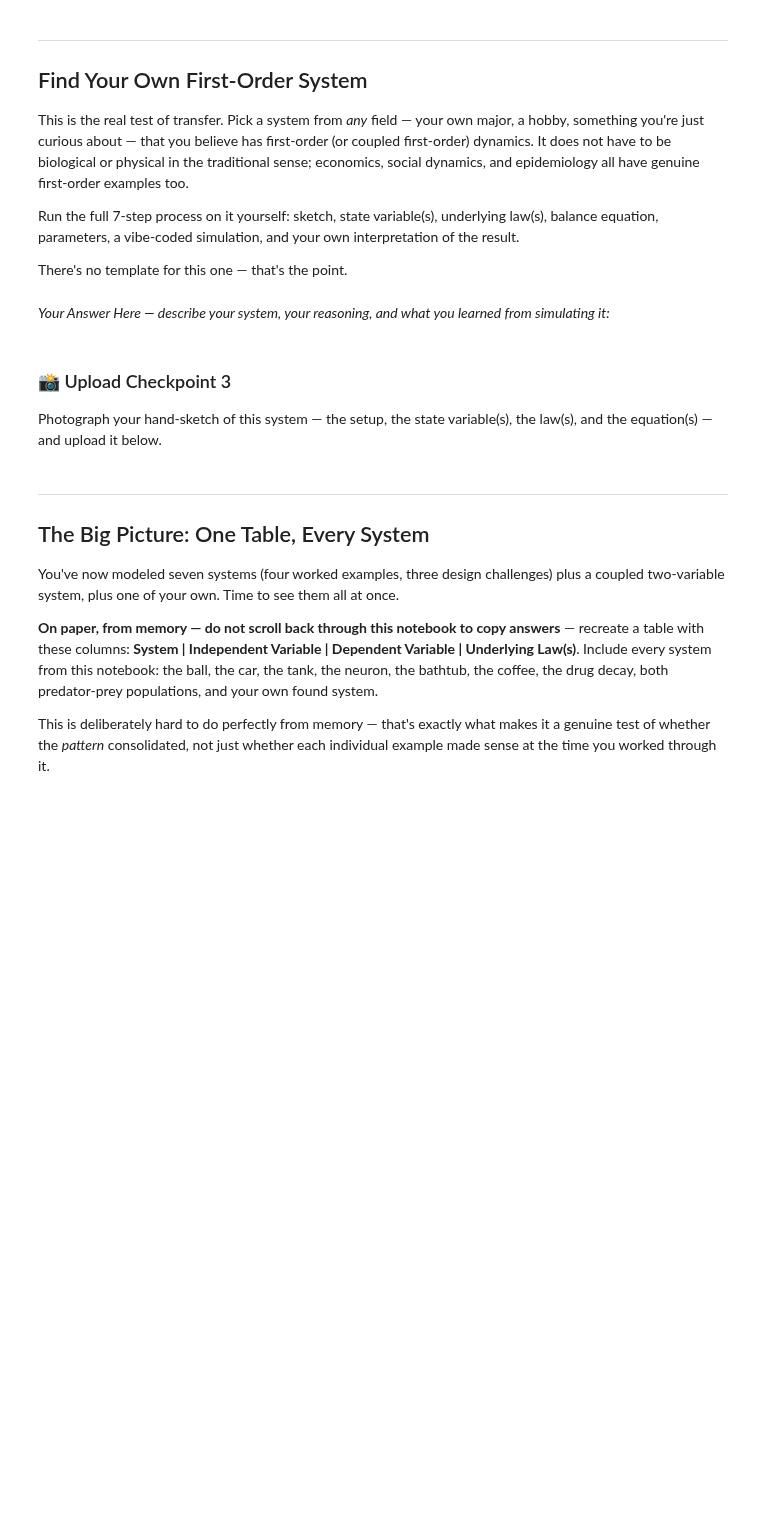
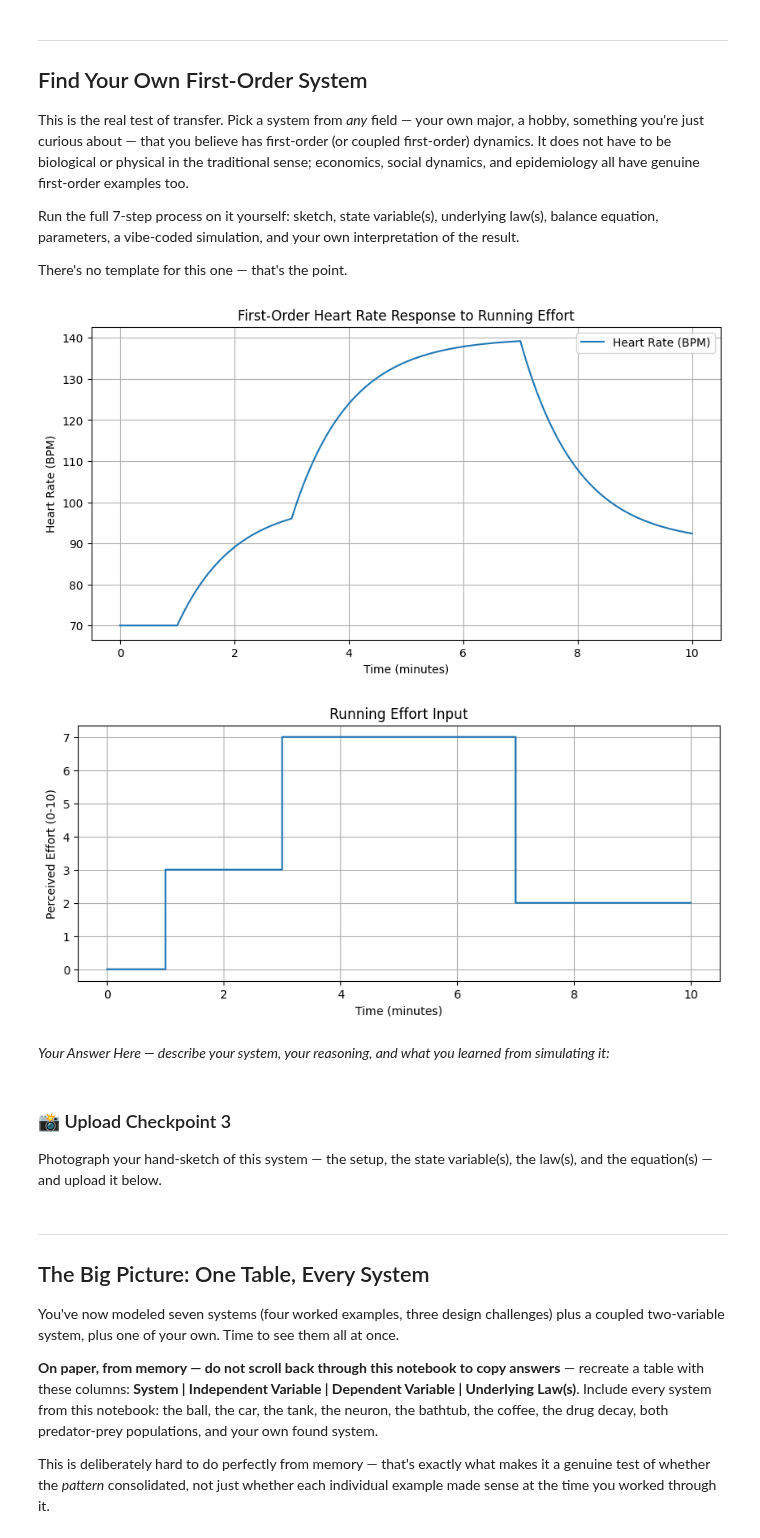
Before and after one commit to HnterWeitkamp/CS-4590, a Jupyter notebook: 3_1_FirstOrderSystems.ipynb, the cells around one changed output. Drawn from its saved outputs; the diff is of its cells as text; code cells hidden in the pictures; blank space fills up the shorter version.

```diff
--- a/3_1_FirstOrderSystems.ipynb
+++ b/3_1_FirstOrderSystems.ipynb
@@ -580,6 +597,83 @@ Run the full 7-step process on it yourself: sketch, state variable(s), underlyin
 There's no template for this one — that's the point.
 # %%
 # Your vibe-coded simulation of your own chosen system here:
+
+import numpy as np
+import matplotlib.pyplot as plt
+
+# --------------------------------
+# Parameters (illustrative only)
+# --------------------------------
+HR_rest = 70       # Resting heart rate (BPM)
+K = 10             # BPM increase per effort unit
+tau = 60           # Heart rate response time constant (seconds)
+
+# Time settings
+dt = 1.0
+t_end = 600        # 10 minutes
+t = np.arange(0, t_end + dt, dt)
+
+# --------------------------------
+# Perceived effort input (0-10)
+# --------------------------------
+E = np.zeros(len(t))
+
+# 0-1 min: easy effort (3/10)
+E[(t >= 60) & (t < 180)] = 3
+
+# 3-7 min: harder effort (7/10)
+E[(t >= 180) & (t < 420)] = 7
+
+# 7-10 min: recovery jog (2/10)
+E[t >= 420] = 2
+
+# --------------------------------
+# Initialize heart rate
+# --------------------------------
+HR = np.zeros(len(t))
+HR[0] = HR_rest
+
+# --------------------------------
+# Euler's method
+# --------------------------------
+for i in range(len(t) - 1):
+
+    # Target HR based on current effort
+    HR_target = HR_rest + K * E[i]
+
+    # First-order differential equation
+    dHRdt = (HR_target - HR[i]) / tau
+
+    # Euler update
+    HR[i+1] = HR[i] + dt * dHRdt
+
+# --------------------------------
+# Plot results
+# --------------------------------
+plt.figure(figsize=(10, 5))
+
+plt.plot(t / 60, HR, label="Heart Rate (BPM)")
+plt.xlabel("Time (minutes)")
+plt.ylabel("Heart Rate (BPM)")
+plt.title("First-Order Heart Rate Response to Running Effort")
+plt.grid(True)
+plt.legend()
+plt.show()
+
+# --------------------------------
+# Plot perceived effort
+# --------------------------------
+plt.figure(figsize=(10, 4))
+
+plt.step(t / 60, E, where="post")
+plt.xlabel("Time (minutes)")
+plt.ylabel("Perceived Effort (0-10)")
+plt.title("Running Effort Input")
+plt.grid(True)
+plt.show()
+# %% [output]
+[figure, added]
+[figure, added]
 # %% [markdown]
 *Your Answer Here — describe your system, your reasoning, and what you learned from simulating it:*
 # %% [markdown]
```
Also changed, not shown: parts of 3 cells of this notebook.
